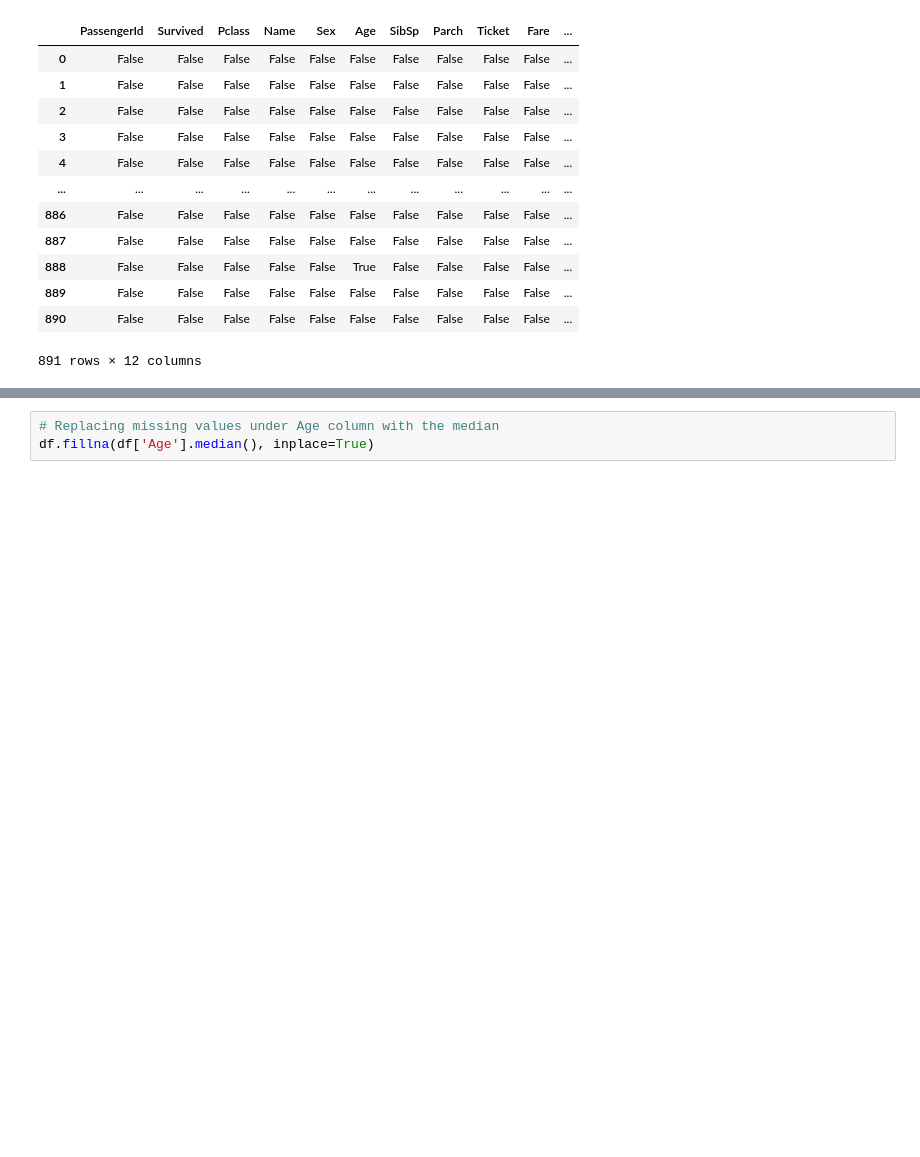
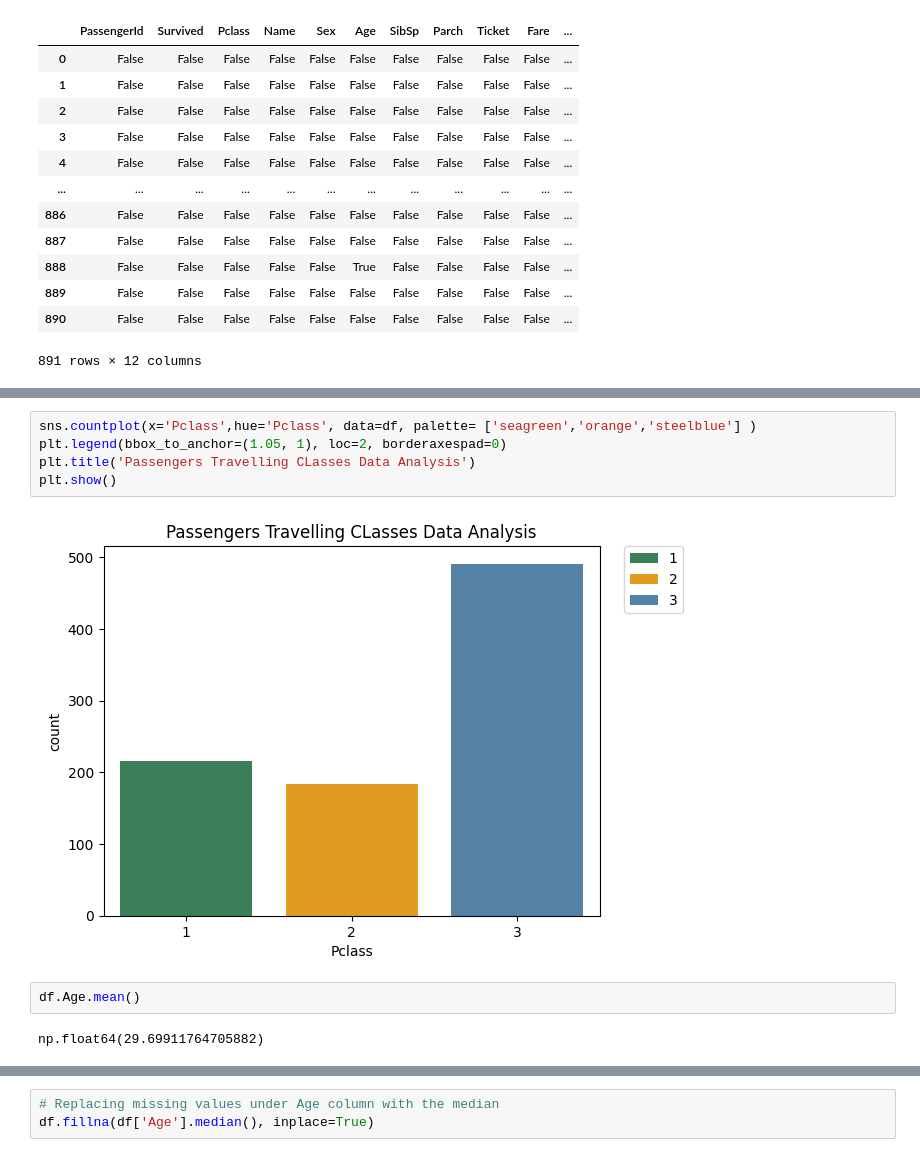
Before and after one commit to Kanakbaghel/Titanic_Survival_Prediction, a Jupyter notebook: titanic-survival-prediction.ipynb, the cells around one changed output, grey strips where cells are left out. Saved outputs shown, nothing was run; the diff lists cells and outputs as text; blank space fills up the shorter version.

```diff
--- a/titanic-survival-prediction.ipynb
+++ b/titanic-survival-prediction.ipynb
@@ -118,0 +176,11 @@ dtype: int64
+# %%
+sns.countplot(x='Pclass',hue='Pclass', data=df, palette= ['seagreen','orange','steelblue'] )
+plt.legend(bbox_to_anchor=(1.05, 1), loc=2, borderaxespad=0)
+plt.title('Passengers Travelling CLasses Data Analysis')
+plt.show()
+# %% [output]
+[figure, added]
+# %%
+df.Age.mean()
+# %% [output]
+np.float64(29.69911764705882)
```
Also changed, not shown: parts of 28 cells of this notebook.
